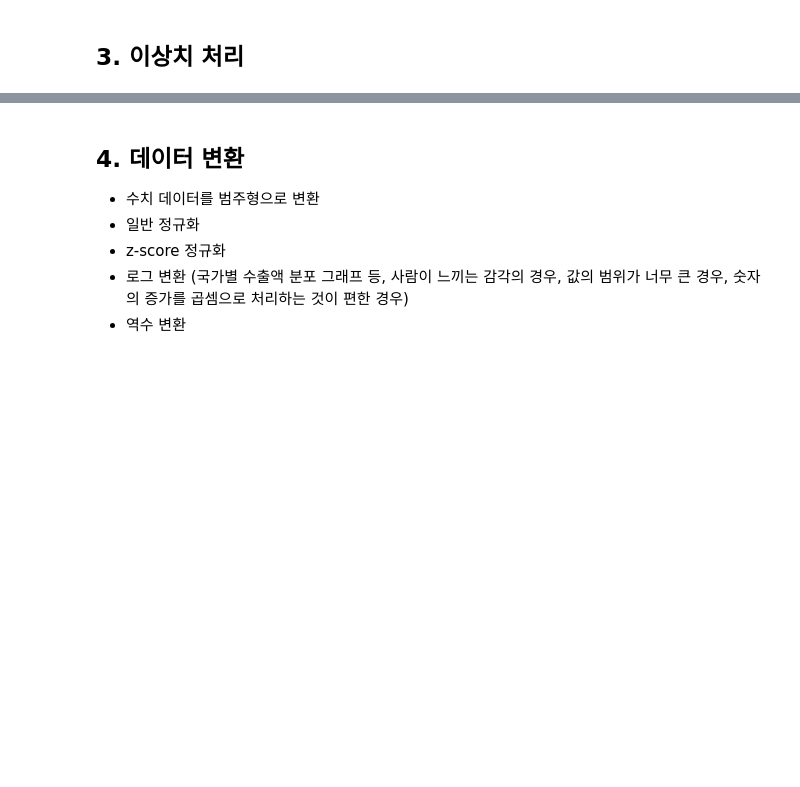
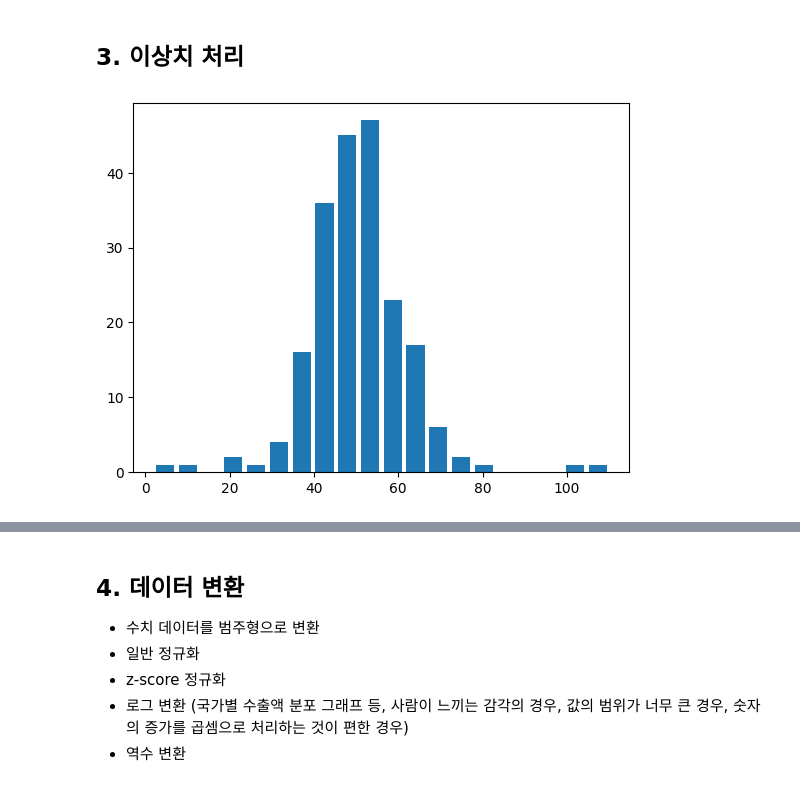
Before and after one commit to Naseungju/-_-, a Jupyter notebook: 01_DataPreprocessing.ipynb, the cells around one changed output, grey strips where cells are left out. Cells and saved outputs as stored; diff of their text form; code cells hidden in the pictures; blank space fills up the shorter version.

```diff
--- a/01_DataPreprocessing.ipynb
+++ b/01_DataPreprocessing.ipynb
@@ -163,3 +236,24 @@ dtype: int64
 - 분석 단계로 넘김
 # %% [markdown]
 ## 3. 이상치 처리
+# %%
+# 데이터 생성
+import numpy as np
+import pandas as pd
+import matplotlib.pyplot as plt
+
+# 정규분포 평균 50, 표준편차 10을 가지는 데이터 200개 생성 -> 데이터프레임으로 변환
+data = 10 * np.random.randn(200) + 50
+df = pd.DataFrame({"값":data})
+
+# 임의의 이상치 삽입
+df.loc[201] = 2
+df.loc[202] = 100
+df.loc[203] = 10
+df.loc[204] = 110
+
+# 시각화
+plt.hist(df['값'], bins=20, rwidth=0.8)
+plt.show()
+# %% [output]
+[figure, added]
```
Also changed, not shown: parts of 62 cells of this notebook.
